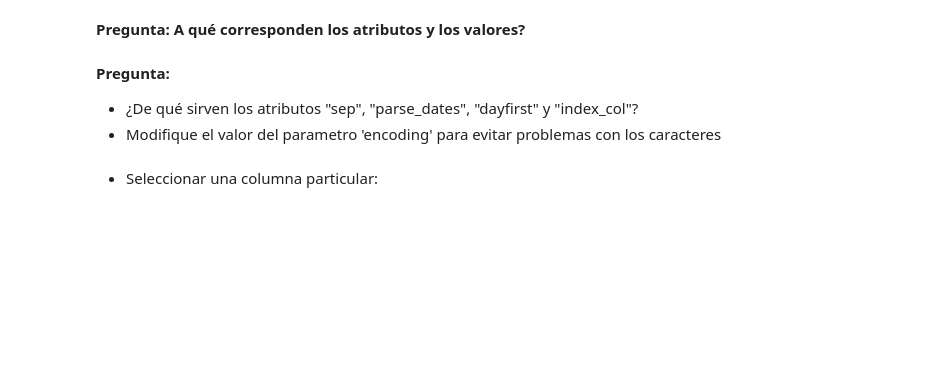
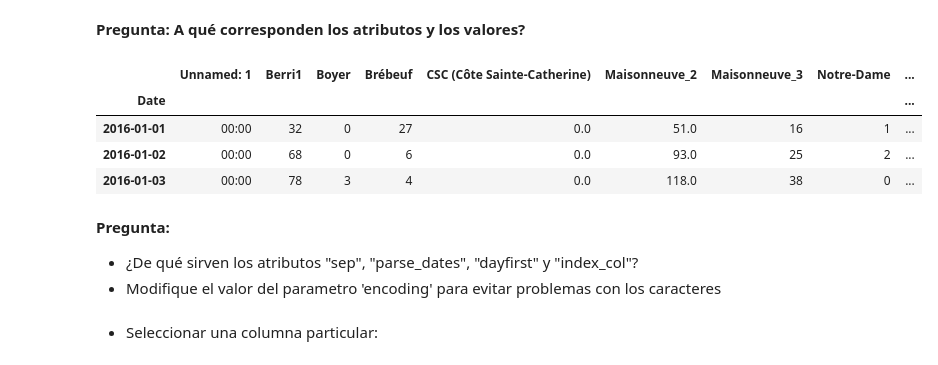
Before and after one commit to matthieuvernier/INFO268, a Jupyter notebook: TP4/TP4 - Gestión y Visualización de datos con Pandas y Matplotlib.ipynb, the cells around one changed output. Drawn from its saved outputs; the diff is of its cells as text; code cells hidden in the pictures; blank space fills up the shorter version.

```diff
--- a/TP4/TP4 - Gestión y Visualización de datos con Pandas y Matplotlib.ipynb
+++ b/TP4/TP4 - Gestión y Visualización de datos con Pandas y Matplotlib.ipynb
@@ -42,8 +49,14 @@ df[:3]
 # %% [markdown]
 <b>Pregunta: A qué corresponden los atributos y los valores?</b>
 # %%
-df = pd.read_csv('bike2016.csv', sep=",",parse_dates=['Date'],dayfirst=True, index_col="Date", encoding="latin1")
+df = pd.read_csv('bike2016.csv', sep=",",parse_dates=['Date'],dayfirst=True, index_col="Date", encoding="utf8")
 df[:3]
+# %% [output]
+|  | Unnamed: 1 | Berri1 | Boyer | Brébeuf | CSC (Côte Sainte-Catherine) | Maisonneuve_2 | Maisonneuve_3 | Notre-Dame | ... |
+| Date |  |  |  |  |  |  |  |  | ... |
+| 2016-01-01 | 00:00 | 32 | 0 | 27 | 0.0 | 51.0 | 16 | 1 | ... |
+| 2016-01-02 | 00:00 | 68 | 0 | 6 | 0.0 | 93.0 | 25 | 2 | ... |
+| 2016-01-03 | 00:00 | 78 | 3 | 4 | 0.0 | 118.0 | 38 | 0 | ... |
 # %% [markdown]
 <b>Pregunta:
 <ul>
```
Also changed, not shown: parts of 33 cells of this notebook, 2 other files.
